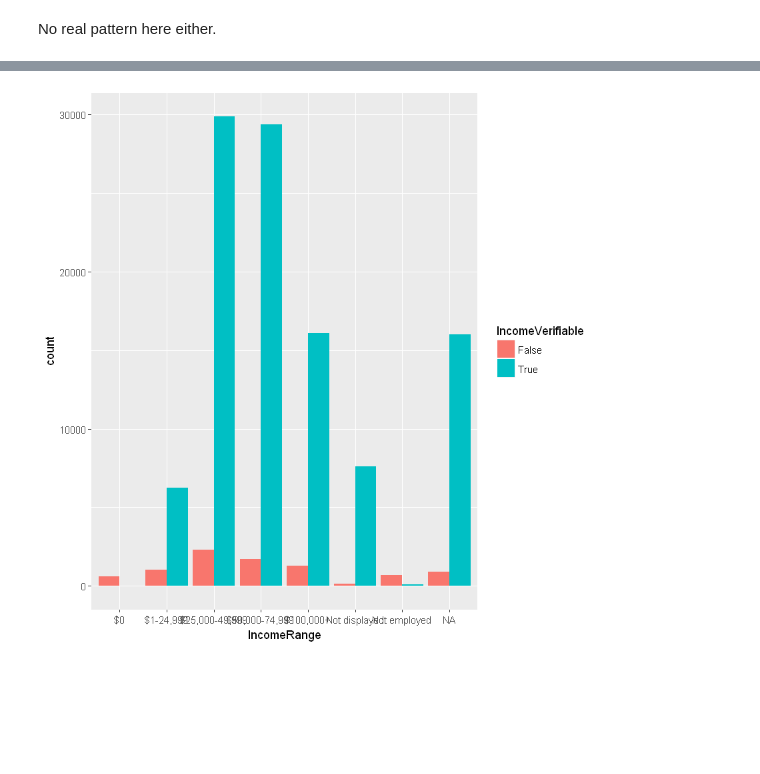
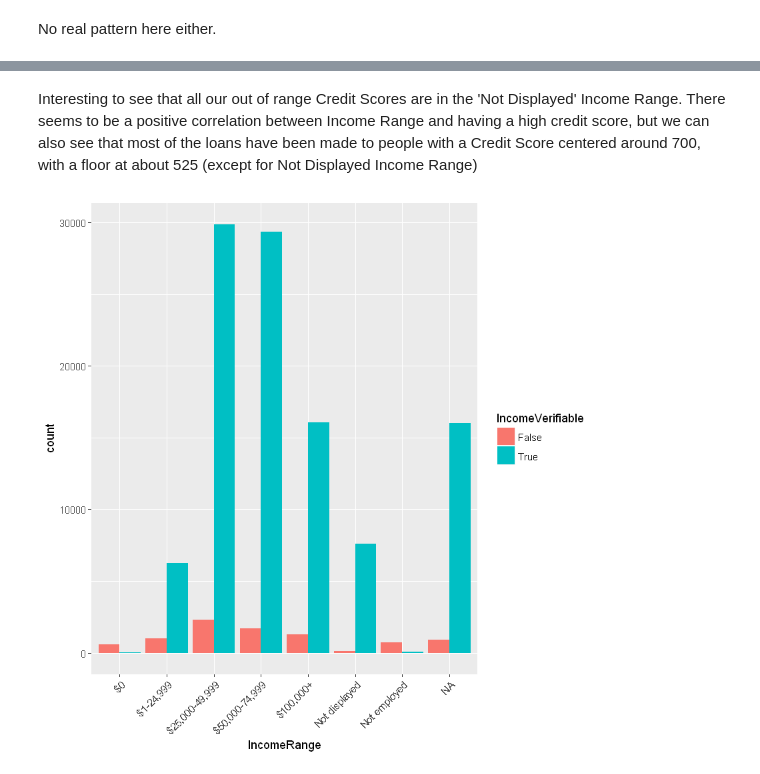
Before and after one commit to timdef/ProsperLoanEDA, a Jupyter notebook: BivariateExploration.ipynb, the cells around one changed output, grey strips where cells are left out. Drawn from its saved outputs; the diff is of its cells as text; code cells hidden in the pictures; blank space fills up the shorter version.

Commit message:
Polish charts.

```diff
--- a/BivariateExploration.ipynb
+++ b/BivariateExploration.ipynb
@@ -447,12 +479,15 @@ Warning message:
+# %% [markdown]
+Interesting to see that all our out of range Credit Scores are in the 'Not Displayed' Income Range. There seems to be a positive correlation between Income Range and having a high credit score, but we can also see that most of the loans have been made to people with a Credit Score centered around 700, with a floor at about 525 (except for Not Displayed Income Range)
 # %%
 #--Income range
 #Income range verified
 #Maybe density plots or dodged bar plot?
 #Perhaps this is verified to not verified proportions.
 loans %>%
-ggplot(aes(x=IncomeRange, fill = IncomeVerifiable)) + geom_bar(position="dodge")
+ggplot(aes(x=IncomeRange, fill = IncomeVerifiable)) + geom_bar(position="dodge") +
+theme(axis.text.x = element_text(angle = 45, hjust = 1))
 # %% [output]
-[figure, old version]
+[figure, new version]
 # %%
 #Income Range by Monthly Loan Payment
 loans %>%
```
Also changed, not shown: parts of 10 cells of this notebook, 1 other file.
